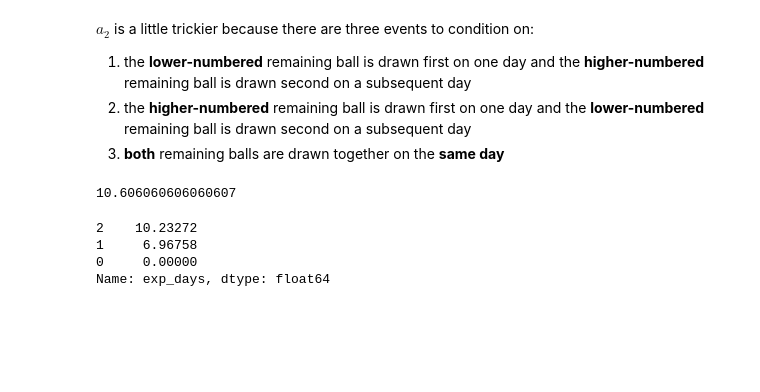
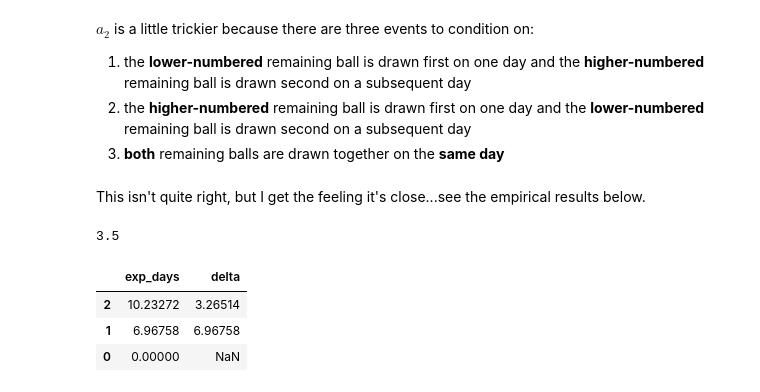
Before and after one commit to Per48edjes/Harvard-STAT110, a Jupyter notebook: Problem 3.3, SP9.ipynb, the cells around one changed output. Cells and saved outputs as stored; diff of their text form; code cells hidden in the pictures; blank space fills up the shorter version.

```diff
--- a/Problem 3.3, SP9.ipynb
+++ b/Problem 3.3, SP9.ipynb
@@ -113,19 +113,22 @@ $a_{2}$ is a little trickier because there are three events to condition on:
 1. the **lower-numbered** remaining ball is drawn first on one day and the **higher-numbered** remaining ball is drawn second on a subsequent day
 2. the **higher-numbered** remaining ball is drawn first on one day and the **lower-numbered** remaining ball is drawn second on a subsequent day
 3. **both** remaining balls are drawn together on the **same day**
+# %% [markdown]
+This isn't quite right, but I get the feeling it's close...see the empirical results below.
 # %%
-# This should be close but not quite the analytical solutions for a_2
+# p = P(high number OR low number)
 p_low = p_high = comb(5,1) * factorial(34) / factorial(35)
 p_high_and_low = comb(5,2) * factorial(33) / factorial(35)
 p_low_or_high = p_high + p_low - p_high_and_low
 
-7 + 1 + (1 - p_low_or_high) / p_low_or_high
+# E(X), X ~ FS(p)
+1 + (1 - p_low_or_high) / p_low_or_high
 # %% [output]
-10.606060606060607
+3.5
 # %%
-df.loc[2:, 'exp_days']
+df.loc[2:, :]
 # %% [output]
-2    10.23272
-1     6.96758
-0     0.00000
-Name: exp_days, dtype: float64
+|  | exp_days | delta |
+| 2 | 10.23272 | 3.26514 |
+| 1 | 6.96758 | 6.96758 |
+| 0 | 0.00000 | NaN |
```
Also changed, not shown: parts of 1 cell of this notebook.
